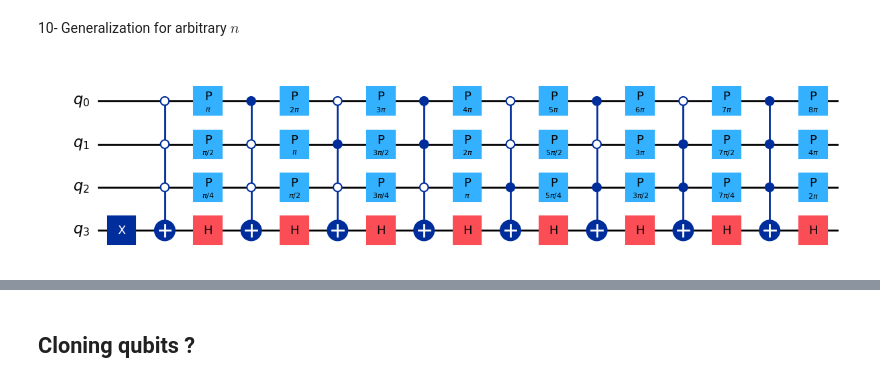
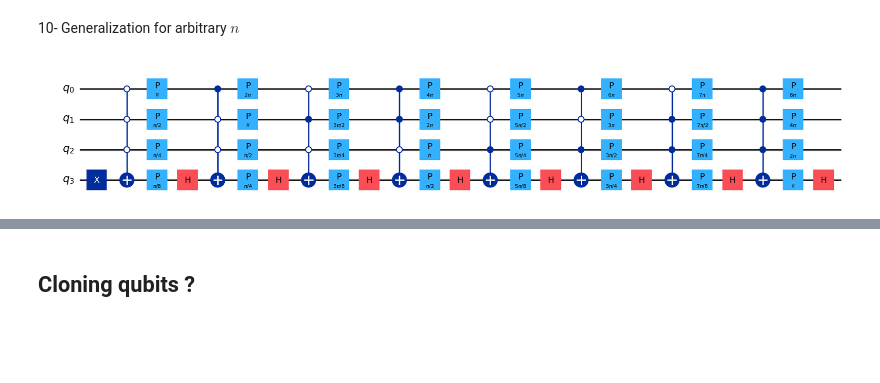
Before and after one commit to ugo-nzongani/Introduction-to-Quantum-Programming, a Jupyter notebook: TP/intro_quantum.ipynb, the cells around one changed output, grey strips where cells are left out. Saved outputs shown, nothing was run; the diff lists cells and outputs as text; code cells hidden in the pictures; blank space fills up the shorter version.

```diff
--- a/TP/intro_quantum.ipynb
+++ b/TP/intro_quantum.ipynb
@@ -191,16 +193,16 @@ qc.draw('mpl')
 # %% [markdown]
 10- Generalization for arbitrary $n$
 # %%
-n = 3
-q = QuantumRegister(n+1,name='q')
+n = 4
+q = QuantumRegister(n,name='q')
 qc = QuantumCircuit(q)
 
 qc.x(q[-1])
-for i in range(2**n):
-    qc.mcx(qc.qubits[:n],qc.qubits[-1],ctrl_state=bin(i)[2:].zfill(n))
+for i in range(2**(n-1)):
+    qc.mcx(qc.qubits[:n-1],qc.qubits[-1],ctrl_state=bin(i)[2:].zfill(n-1))
     for j in range(n):
         qc.p((i+1)*np.pi/2**j,q[j])
     qc.h(q[-1])
 qc.draw('mpl')
 # %% [output]
-[figure, old version]
+[figure, new version]
```
Also changed, not shown: parts of 3 cells of this notebook.
